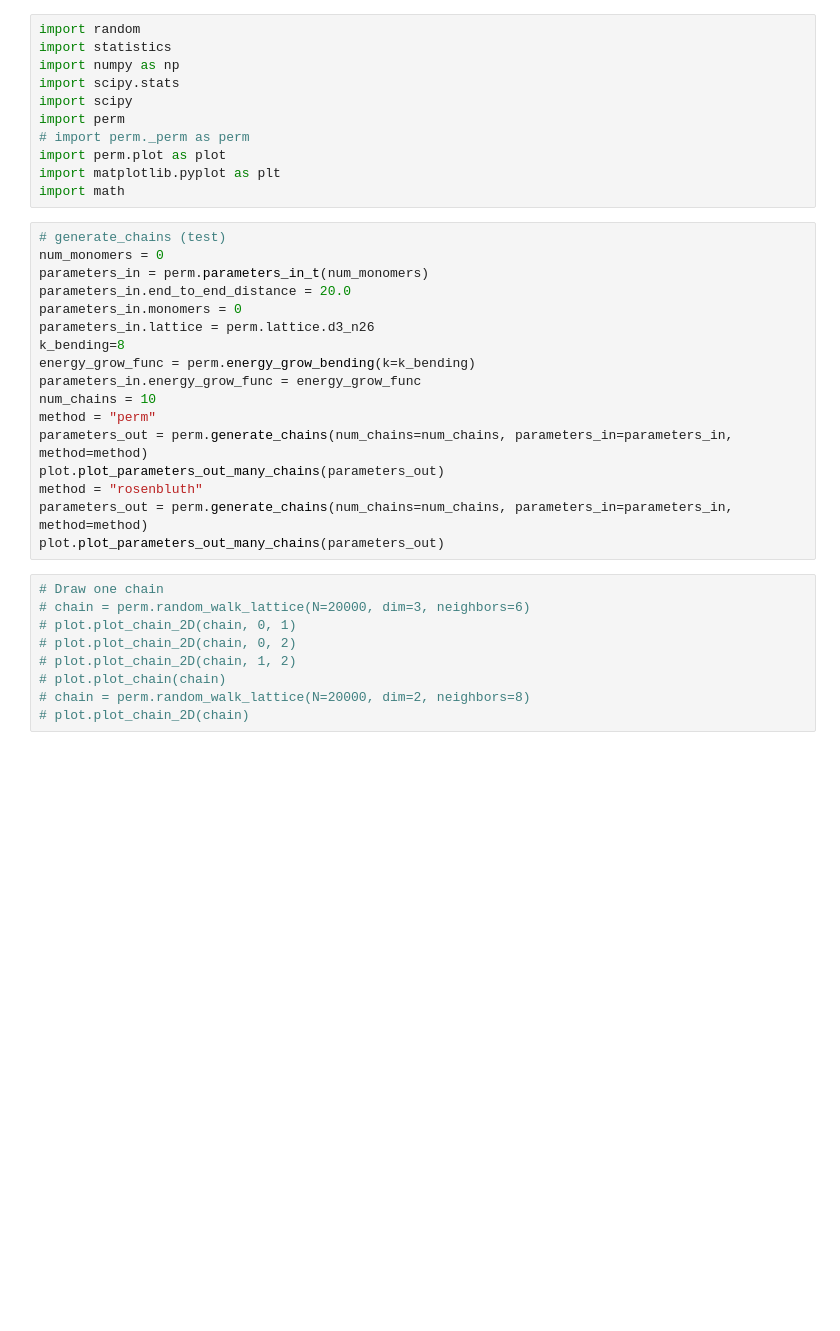
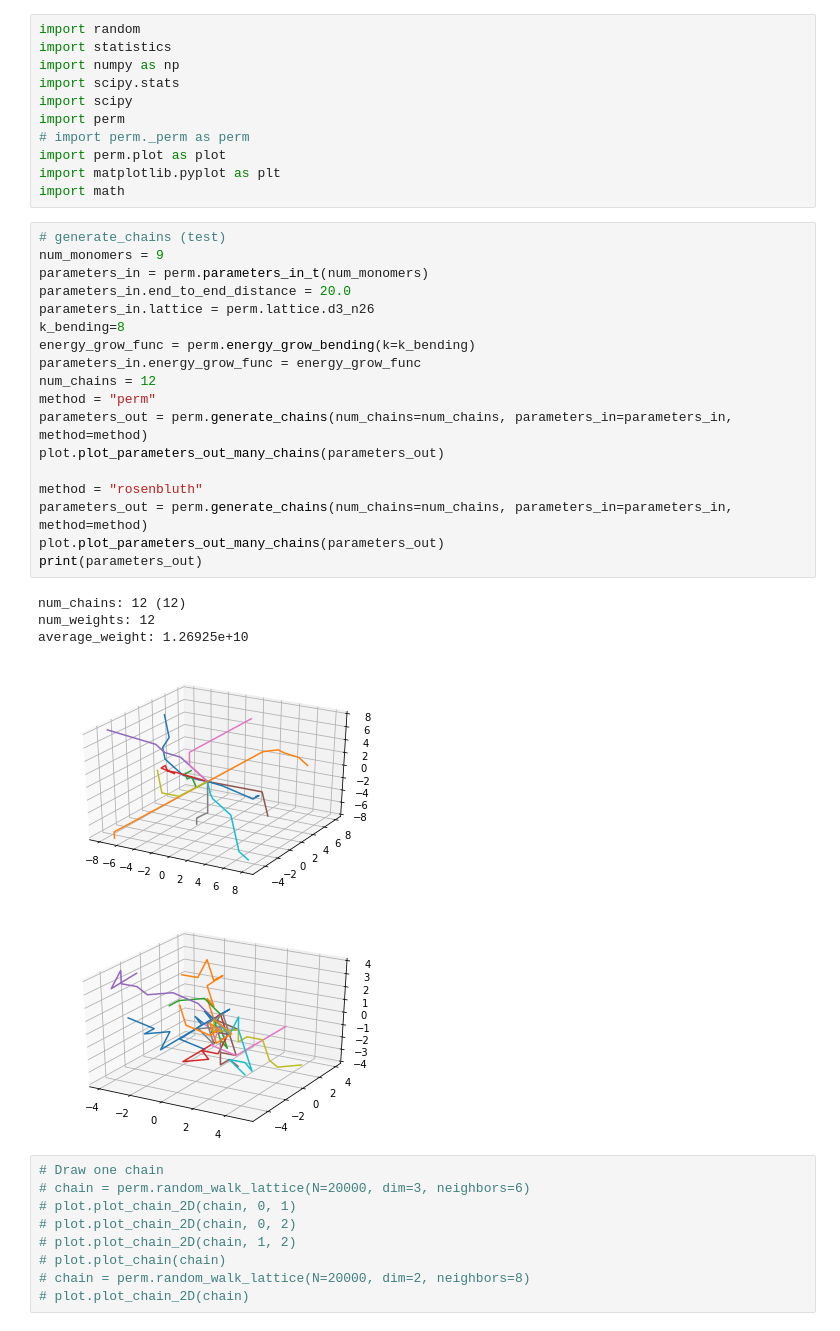
Before and after one commit to phcerdan/perm-montecarlo, a Jupyter notebook: scripts/notebooks/plot_chain.ipynb, the cells around one changed output. Drawn from its saved outputs; the diff is of its cells as text; blank space fills up the shorter version.

```diff
--- a/scripts/notebooks/plot_chain.ipynb
+++ b/scripts/notebooks/plot_chain.ipynb
@@ -13,21 +13,28 @@ import matplotlib.pyplot as plt
 import math
 # %%
 # generate_chains (test)
-num_monomers = 0
+num_monomers = 9
 parameters_in = perm.parameters_in_t(num_monomers)
 parameters_in.end_to_end_distance = 20.0
-parameters_in.monomers = 0
 parameters_in.lattice = perm.lattice.d3_n26
 k_bending=8
 energy_grow_func = perm.energy_grow_bending(k=k_bending)
 parameters_in.energy_grow_func = energy_grow_func
-num_chains = 10
+num_chains = 12
 method = "perm"
 parameters_out = perm.generate_chains(num_chains=num_chains, parameters_in=parameters_in, method=method)
 plot.plot_parameters_out_many_chains(parameters_out)
+
 method = "rosenbluth"
 parameters_out = perm.generate_chains(num_chains=num_chains, parameters_in=parameters_in, method=method)
 plot.plot_parameters_out_many_chains(parameters_out)
+print(parameters_out)
+# %% [output]
+num_chains: 12 (12)
+num_weights: 12
+average_weight: 1.26925e+10
+[figure, added]
+[figure, added]
 # %%
 # Draw one chain
 # chain = perm.random_walk_lattice(N=20000, dim=3, neighbors=6)
```
Also changed, not shown: parts of 14 cells of this notebook.
